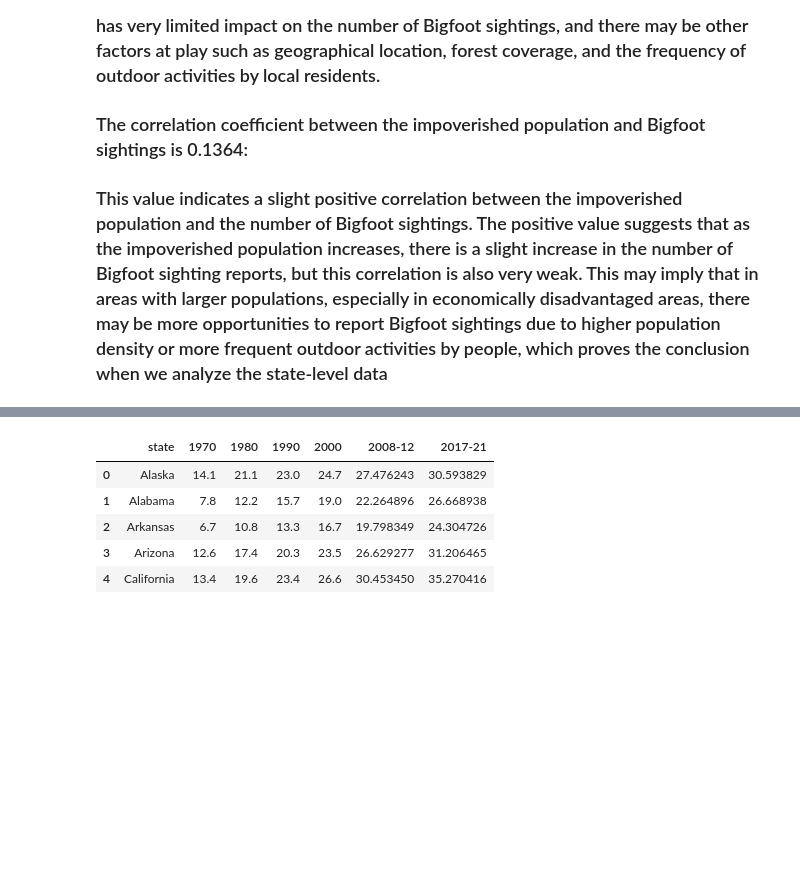
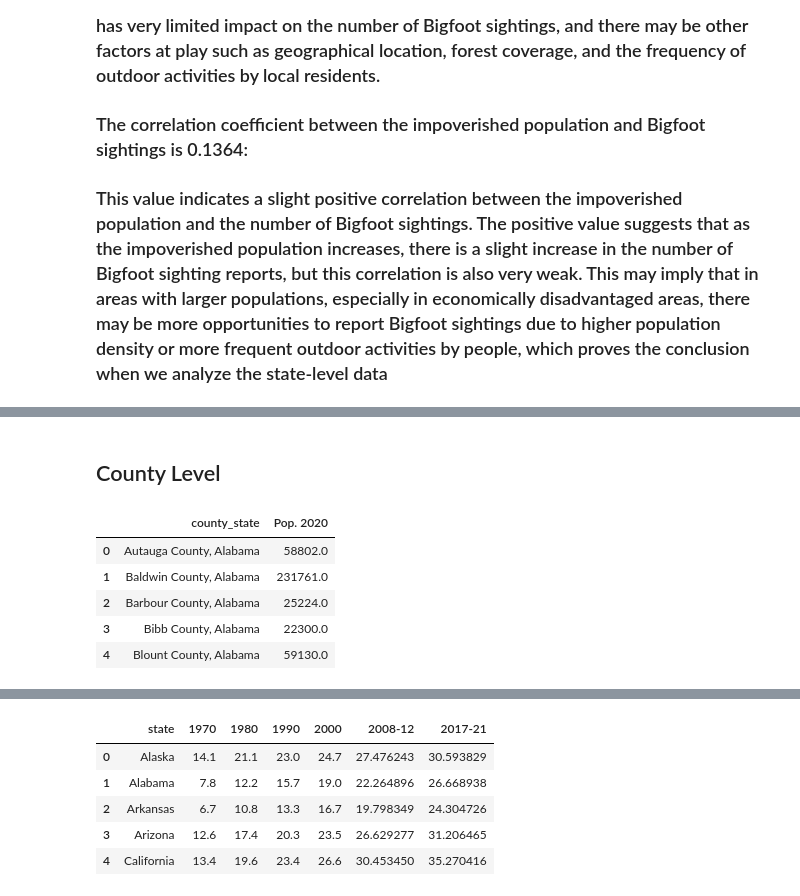
Before and after one commit to modestcharlie/2024Spr_projects, a Jupyter notebook: Final.ipynb, the cells around one changed output, grey strips where cells are left out. Cells and saved outputs as stored; diff of their text form; code cells hidden in the pictures; blank space fills up the shorter version.

```diff
--- a/Final.ipynb
+++ b/Final.ipynb
@@ -244,0 +285,34 @@ correlations
+# %% [markdown]
+## County Level
+# %%
+import glob
+
+df_population_counties = []
+file_paths = glob.glob('data/county_population/*.xlsx')
+
+# Read the file individually
+for file_path in file_paths:
+    df_population = pd.read_excel(file_path, skiprows=2)
+
+    # Take the state name
+    df_population_state = df_population.iloc[0,2]
+    df_population = df_population.drop(df_population.index[0])
+
+    # Create new column to merge
+    df_population.loc[:, 'county_state'] = df_population['County name'] + ' County, ' + df_population_state
+    df_population = df_population.drop(df_population.columns[1], axis=1)
+    population_columns = ['county_state', 'Pop. 2020']
+    df_population_county = df_population.loc[:, population_columns]
+    df_population_counties.append(df_population_county)
+
+# Concat all the counties dataframe
+combined_df_population = pd.concat(df_population_counties, ignore_index=True)
+combined_df_population = combined_df_population.dropna(axis=0, how='all')
+combined_df_population.head()
+# %% [output]
+|  | county_state | Pop. 2020 |
+| 0 | Autauga County, Alabama | 58802.0 |
+| 1 | Baldwin County, Alabama | 231761.0 |
+| 2 | Barbour County, Alabama | 25224.0 |
+| 3 | Bibb County, Alabama | 22300.0 |
+| 4 | Blount County, Alabama | 59130.0 |
```
Also changed, not shown: parts of 14 cells of this notebook, 55 other files.
